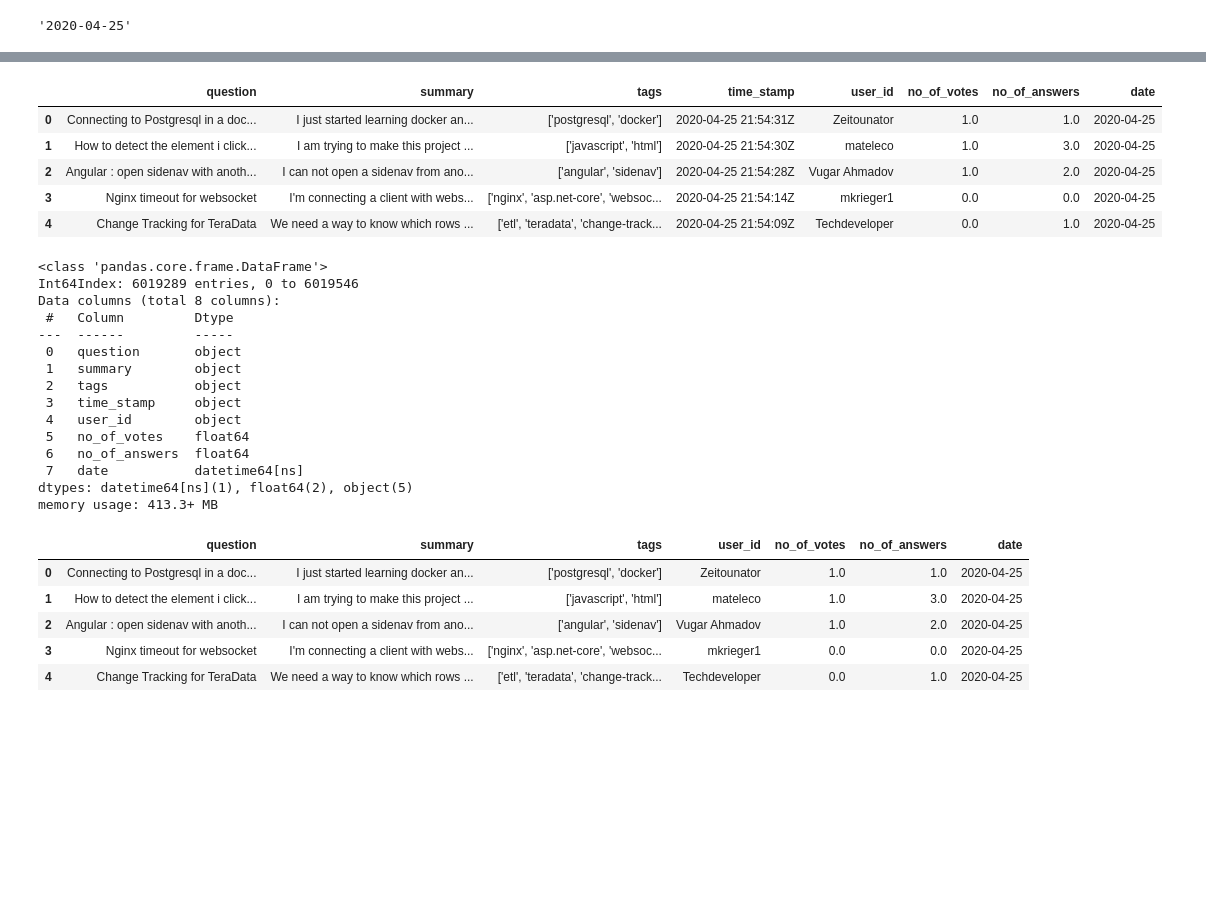
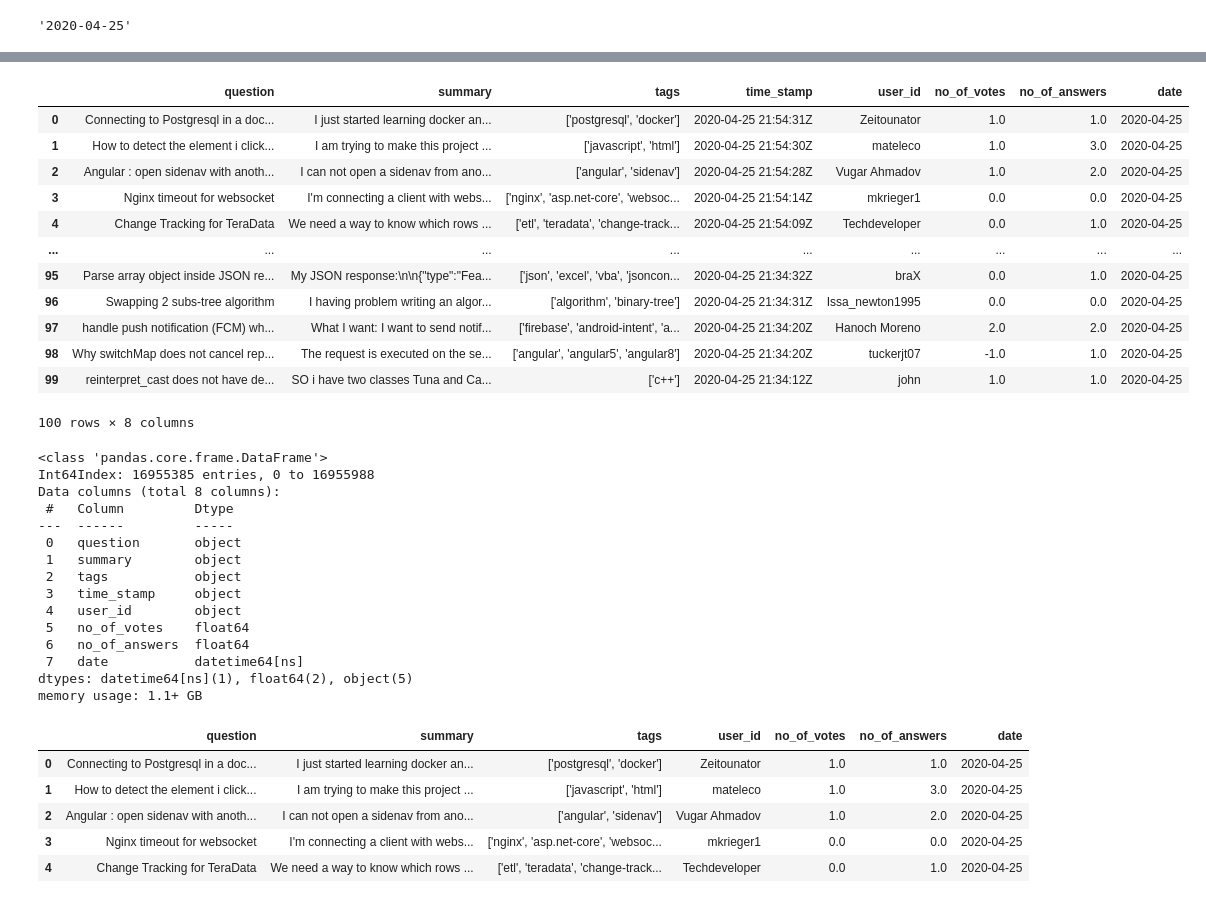
Before and after one commit to kozissnikb/DataScience_Stack, a Jupyter notebook: 2A_DataAnalysis.ipynb, the cells around one changed output, grey strips where cells are left out. Cells and saved outputs as stored; diff of their text form; code cells hidden in the pictures; blank space fills up the shorter version.

Commit message:
Updates, add-ons, data exploration

```diff
--- a/2A_DataAnalysis.ipynb
+++ b/2A_DataAnalysis.ipynb
@@ -47,5 +51,5 @@ fuller_df.shape
 # %%
-first_df = pd.read_csv('data/dataframe_051420.csv')
+first_df = pd.read_csv('data/small_rescue_052120.csv')
 # %%
 first_df.shape
 # %% [output]
@@ -83,6 +87,4 @@ False    6019289
 Name: time_stamp, dtype: int64
-# %%
-new_df = new_df.dropna(subset=['time_stamp'])
 # %%
 # Testing split by regex to isolate date from 'date_time' column
 time_stampy = '2020-04-25 21:54:31Z'
@@ -114,14 +116,21 @@ Name: time_stamp, Length: 6019289, dtype: object>
 # Apply function in combination with a lambda function since I can't pass a column through my simple regex split
 new_df['date'] = new_df['time_stamp'].apply(lambda x : re.split('\s+', x)[0])
 # %%
-new_df.head()
+new_df.head(100)
 # %% [output]
 |  | question | summary | tags | time_stamp | user_id | no_of_votes | no_of_answers | date |
 | 0 | Connecting to Postgresql in a doc... | I just started learning docker an... | ['postgresql', 'docker'] | 2020-04-25 21:54:31Z | Zeitounator | 1.0 | 1.0 | 2020-04-25 |
 | 1 | How to detect the element i click... | I am trying to make this project ... | ['javascript', 'html'] | 2020-04-25 21:54:30Z | mateleco | 1.0 | 3.0 | 2020-04-25 |
 | 2 | Angular : open sidenav with anoth... | I can not open a sidenav from ano... | ['angular', 'sidenav'] | 2020-04-25 21:54:28Z | Vugar Ahmadov | 1.0 | 2.0 | 2020-04-25 |
 | 3 | Nginx timeout for websocket | I'm connecting a client with webs... | ['nginx', 'asp.net-core', 'websoc... | 2020-04-25 21:54:14Z | mkrieger1 | 0.0 | 0.0 | 2020-04-25 |
 | 4 | Change Tracking for TeraData | We need a way to know which rows ... | ['etl', 'teradata', 'change-track... | 2020-04-25 21:54:09Z | Techdeveloper | 0.0 | 1.0 | 2020-04-25 |
+| ... | ... | ... | ... | ... | ... | ... | ... | ... |
+| 95 | Parse array object inside JSON re... | My JSON response:\n\n{"type":"Fea... | ['json', 'excel', 'vba', 'jsoncon... | 2020-04-25 21:34:32Z | braX | 0.0 | 1.0 | 2020-04-25 |
+| 96 | Swapping 2 subs-tree algorithm | I having problem writing an algor... | ['algorithm', 'binary-tree'] | 2020-04-25 21:34:31Z | Issa_newton1995 | 0.0 | 0.0 | 2020-04-25 |
+| 97 | handle push notification (FCM) wh... | What I want: I want to send notif... | ['firebase', 'android-intent', 'a... | 2020-04-25 21:34:20Z | Hanoch Moreno | 2.0 | 2.0 | 2020-04-25 |
+| 98 | Why switchMap does not cancel rep... | The request is executed on the se... | ['angular', 'angular5', 'angular8'] | 2020-04-25 21:34:20Z | tuckerjt07 | -1.0 | 1.0 | 2020-04-25 |
+| 99 | reinterpret_cast does not have de... | SO i have two classes Tuna and Ca... | ['c++'] | 2020-04-25 21:34:12Z | john | 1.0 | 1.0 | 2020-04-25 |
+100 rows × 8 columns
 # %%
 # Converting the remaining 'date' column to datetime in order to work with it
 new_df['date'] = pd.to_datetime(new_df['date'], errors='coerce', format='%Y-%m-%d')
@@ -129,7 +138,7 @@ new_df['date'] = pd.to_datetime(new_df['date'], errors='coerce', format='%Y-%m-%
 new_df.info()
 # %% [output]
 <class 'pandas.core.frame.DataFrame'>
-Int64Index: 6019289 entries, 0 to 6019546
+Int64Index: 16955385 entries, 0 to 16955988
 Data columns (total 8 columns):
  #   Column         Dtype
 ---  ------         -----
@@ -142,7 +151,7 @@ Data columns (total 8 columns):
  6   no_of_answers  float64
  7   date           datetime64[ns]
 dtypes: datetime64[ns](1), float64(2), object(5)
-memory usage: 413.3+ MB
+memory usage: 1.1+ GB
 # %%
 new_df = new_df.drop(columns=['time_stamp'])
 # %%
```
Also changed, not shown: parts of 31 cells of this notebook, 6 other files.
